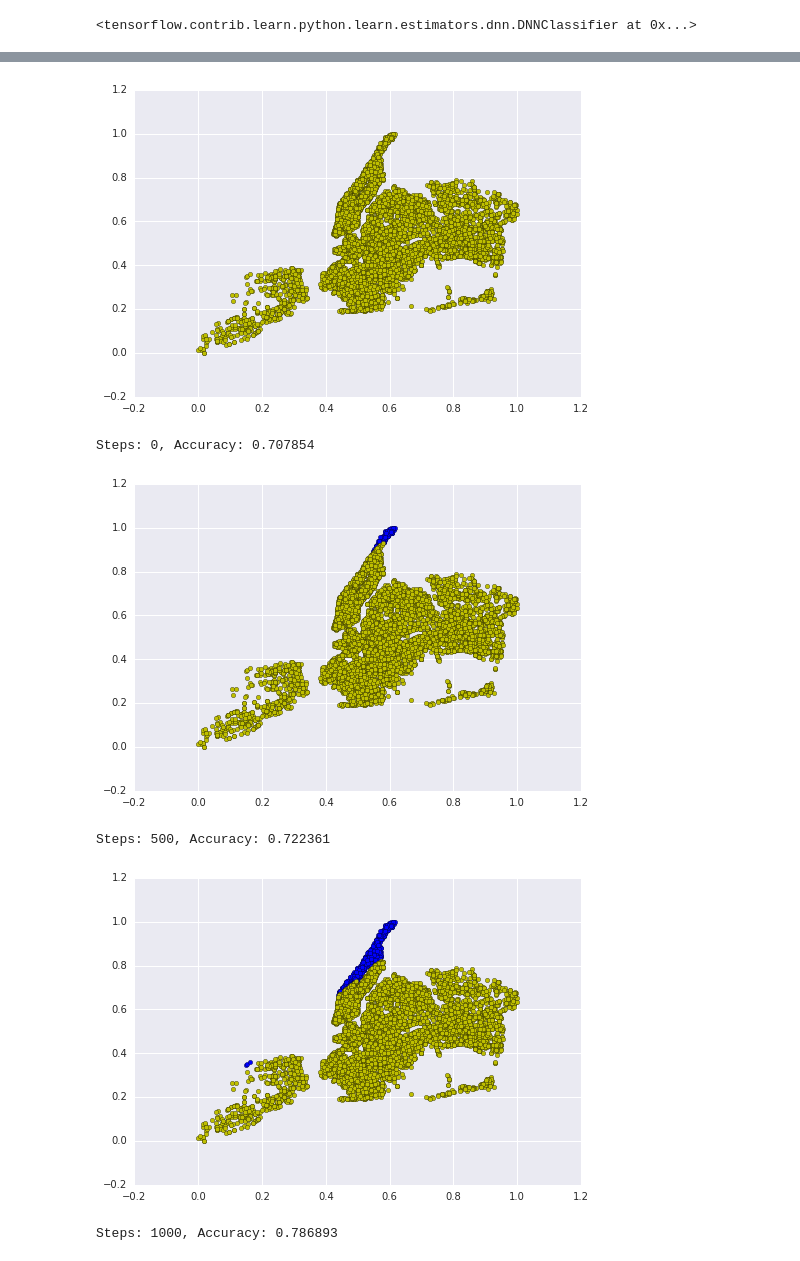
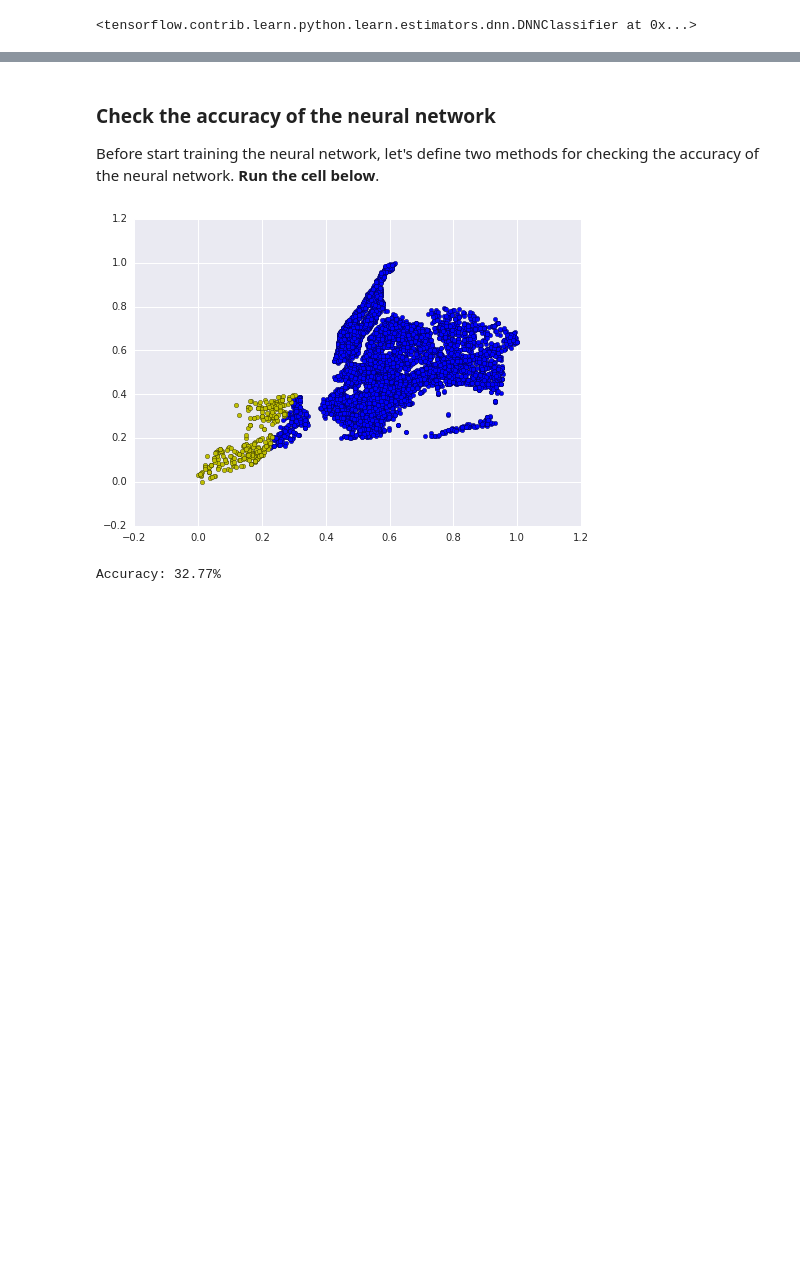
Before and after one commit to chakas/TensorFlow-for-absolute-beginners, a Jupyter notebook: 2. Classify Manhattan with Single Neuron on TensorFlow.ipynb, the cells around one changed output, grey strips where cells are left out. Cells and saved outputs as stored; diff of their text form; code cells hidden in the pictures; blank space fills up the shorter version.

Commit message:
Modified Manhattan codelab

```diff
--- a/2. Classify Manhattan with Single Neuron on TensorFlow.ipynb
+++ b/2. Classify Manhattan with Single Neuron on TensorFlow.ipynb
@@ -217,22 +224,24 @@ The code above does the following:
+# %% [markdown]
+### Check the accuracy of the neural network
+
+Before start training the neural network, let's define two methods for checking the accuracy of the neural network. **Run the cell below**.
 # %%
-
-def plot_prediction():
-  is_mt_pred = dnnc.predict(latlng_std)
+# plot a predicted map of Manhattan
+def plot_predicted_map():
+  is_mt_pred = dnnc.predict(latlng_std) # an array of prediction results
   plt.scatter(lng[is_mt_pred == 1], lat[is_mt_pred == 1], c='b')
   plt.scatter(lng[is_mt_pred == 0], lat[is_mt_pred == 0], c='y')
   plt.show()
 
-steps = 500
-for i in range (0, 10):
-  dnnc.fit(x=latlng_train, y=is_mt_train, steps=steps)
-  plot_prediction()
-  print('Steps: ' + str(i * steps) + ', Accuracy: ' + str(dnnc.evaluate(x=latlng_test, y=is_mt_test)["accuracy"]))
+# print the accuracy of the neural network
+def print_accuracy():
+  accuracy = dnnc.evaluate(x=latlng_test, y=is_mt_test)["accuracy"]
+  print('Accuracy: {:.2%}'.format(accuracy))
 
-print('\nTraining Finished.')
+# train the model just for 1 step and print the accuracy
+dnnc.fit(x=latlng_train, y=is_mt_train, steps=1)
+plot_predicted_map()
+print_accuracy()
 # %% [output]
-[figure, old version]
+[figure, new version]
-Steps: 0, Accuracy: 0.707854
+Accuracy: 32.77%
-[figure, removed]
-Steps: 500, Accuracy: 0.722361
-[figure, removed]
-Steps: 1000, Accuracy: 0.786893
```
Also changed, not shown: parts of 13 cells of this notebook, 1 other file.
